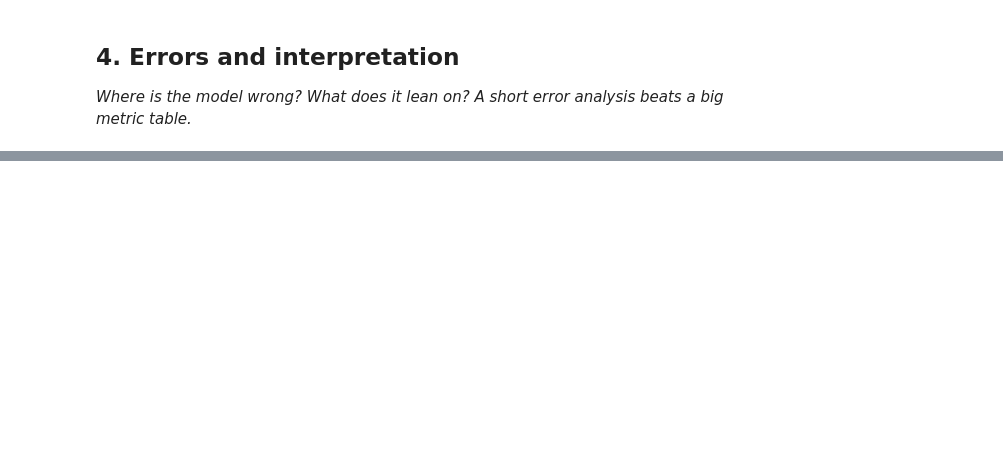
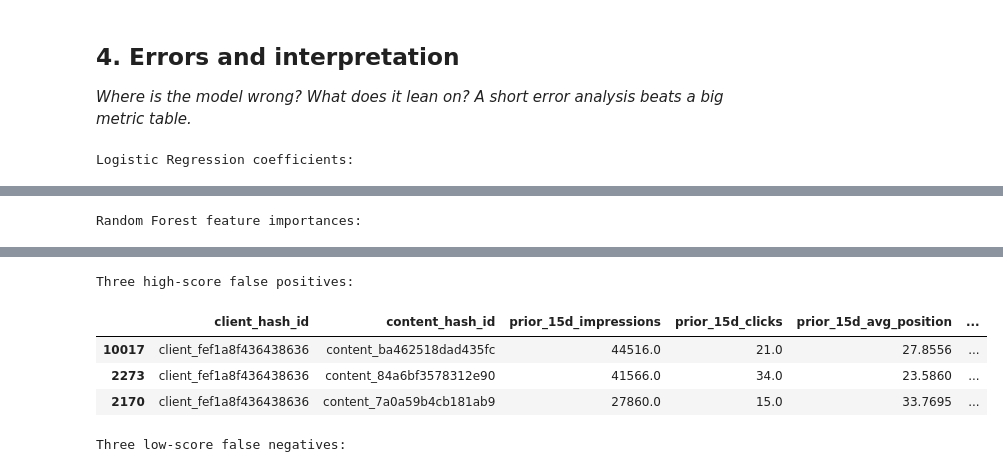
Before and after one commit to Ezgicode/FlyRAnk-AI, a Jupyter notebook: work/notebooks/w05_model.ipynb, the cells around one changed output, grey strips where cells are left out. Cells and saved outputs as stored; diff of their text form; code cells hidden in the pictures; blank space fills up the shorter version.

Commit message:
Complete ML-08 capstone model comparison

```diff
--- a/work/notebooks/w05_model.ipynb
+++ b/work/notebooks/w05_model.ipynb
@@ -36,0 +341,73 @@ This skeleton is yours to fill. Work the sections **in order** — each one has
+# %%
+# Logistic Regression interpretation:
+# coefficients are comparable because the inputs were standardized.
+logistic_coefficients = pd.DataFrame({
+    "feature": feature_columns,
+    "standardized_coefficient": logistic_model.named_steps[
+        "model"
+    ].coef_[0]
+})
+
+logistic_coefficients["absolute_strength"] = (
+    logistic_coefficients["standardized_coefficient"].abs()
+)
+
+logistic_coefficients = logistic_coefficients.sort_values(
+    "absolute_strength",
+    ascending=False
+)
+
+# Random Forest feature importance for comparison only.
+rf_importance = pd.DataFrame({
+    "feature": feature_columns,
+    "random_forest_importance": random_forest_model.feature_importances_
+}).sort_values("random_forest_importance", ascending=False)
+
+print("Logistic Regression coefficients:")
+display(logistic_coefficients.round(3))
+
+print("Random Forest feature importances:")
+display(rf_importance.round(3))
+
+# Read three difficult error examples from the selected Logistic Regression model.
+test_eval["logistic_predicted_class"] = (
+    test_eval["logistic_score"] >= 0.50
+).astype(int)
+
+review_columns = [
+    "client_hash_id",
+    "content_hash_id",
+    "prior_15d_impressions",
+    "prior_15d_clicks",
+    "prior_15d_avg_position",
+    "prior_15d_ctr",
+    "prior_15d_active_days",
+    "logistic_score",
+    "is_next_15d_declining"
+]
+
+false_positives = (
+    test_eval[
+        (test_eval["logistic_predicted_class"] == 1)
+        & (test_eval["is_next_15d_declining"] == 0)
+    ]
+    .sort_values("logistic_score", ascending=False)
+    .head(3)
+)
+
+false_negatives = (
+    test_eval[
+        (test_eval["logistic_predicted_class"] == 0)
+        & (test_eval["is_next_15d_declining"] == 1)
+    ]
+    .sort_values("logistic_score", ascending=True)
+    .head(3)
+)
+
+print("Three high-score false positives:")
+display(false_positives[review_columns].round(4))
+
+print("Three low-score false negatives:")
+display(false_negatives[review_columns].round(4))
+# %% [output]
+Logistic Regression coefficients:
@@ -36,0 +420 @@ This skeleton is yours to fill. Work the sections **in order** — each one has
+Random Forest feature importances:
@@ -36,0 +427,6 @@ This skeleton is yours to fill. Work the sections **in order** — each one has
+Three high-score false positives:
+|  | client_hash_id | content_hash_id | prior_15d_impressions | prior_15d_clicks | prior_15d_avg_position | ... |
+| 10017 | client_fef1a8f436438636 | content_ba462518dad435fc | 44516.0 | 21.0 | 27.8556 | ... |
+| 2273 | client_fef1a8f436438636 | content_84a6bf3578312e90 | 41566.0 | 34.0 | 23.5860 | ... |
+| 2170 | client_fef1a8f436438636 | content_7a0a59b4cb181ab9 | 27860.0 | 15.0 | 33.7695 | ... |
+Three low-score false negatives:
```
Also changed, not shown: parts of 17 cells of this notebook.
